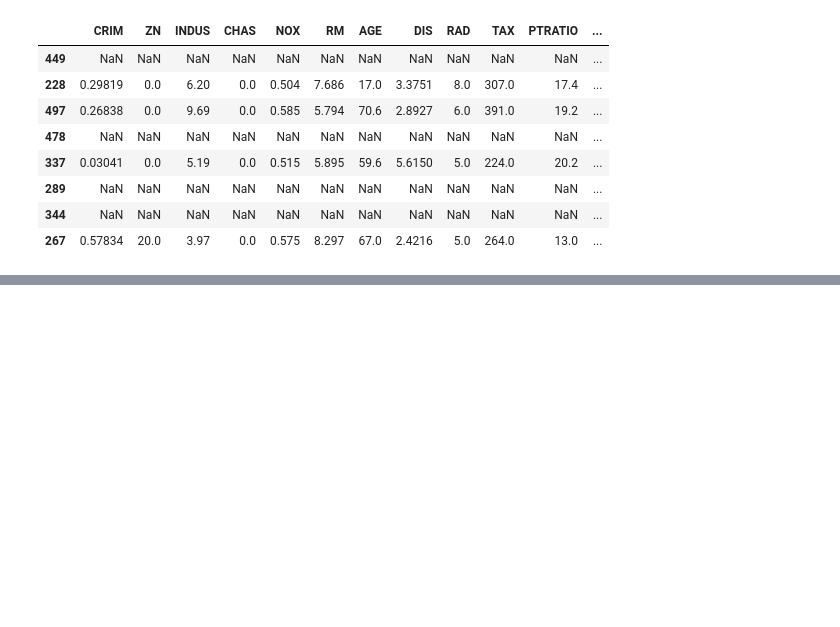
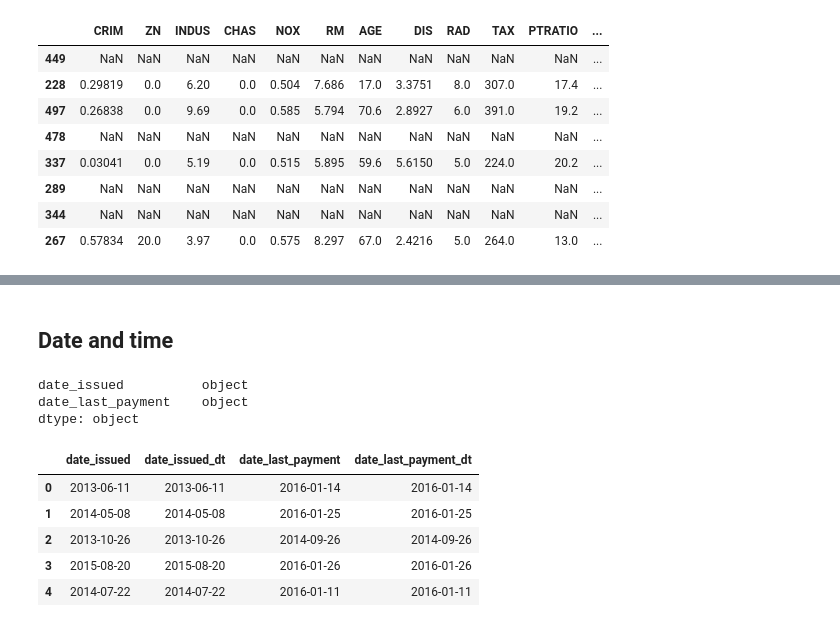
Before and after one commit to dajebbar/feature_engineering, a Jupyter notebook: python_fe/Lec-1.ipynb, the cells around one changed output, grey strips where cells are left out. Saved outputs shown, nothing was run; the diff lists cells and outputs as text; code cells hidden in the pictures; blank space fills up the shorter version.

```diff
--- a/python_fe/Lec-1.ipynb
+++ b/python_fe/Lec-1.ipynb
@@ -405,0 +406,20 @@ Text(0, 0.5, 'costumers')
+# %% [markdown]
+## Date and time
+# %%
+data[['date_issued', 'date_last_payment']].dtypes
+# %% [output]
+date_issued          object
+date_last_payment    object
+dtype: object
+# %%
+data['date_issued_dt'] = pd.to_datetime(data['date_issued'])
+data['date_last_payment_dt'] = pd.to_datetime(data['date_last_payment'])
+
+data[['date_issued', 'date_issued_dt', 'date_last_payment', 'date_last_payment_dt']].head()
+# %% [output]
+|  | date_issued | date_issued_dt | date_last_payment | date_last_payment_dt |
+| 0 | 2013-06-11 | 2013-06-11 | 2016-01-14 | 2016-01-14 |
+| 1 | 2014-05-08 | 2014-05-08 | 2016-01-25 | 2016-01-25 |
+| 2 | 2013-10-26 | 2013-10-26 | 2014-09-26 | 2014-09-26 |
+| 3 | 2015-08-20 | 2015-08-20 | 2016-01-26 | 2016-01-26 |
+| 4 | 2014-07-22 | 2014-07-22 | 2016-01-11 | 2016-01-11 |
```
Also changed, not shown: parts of 31 cells of this notebook.
